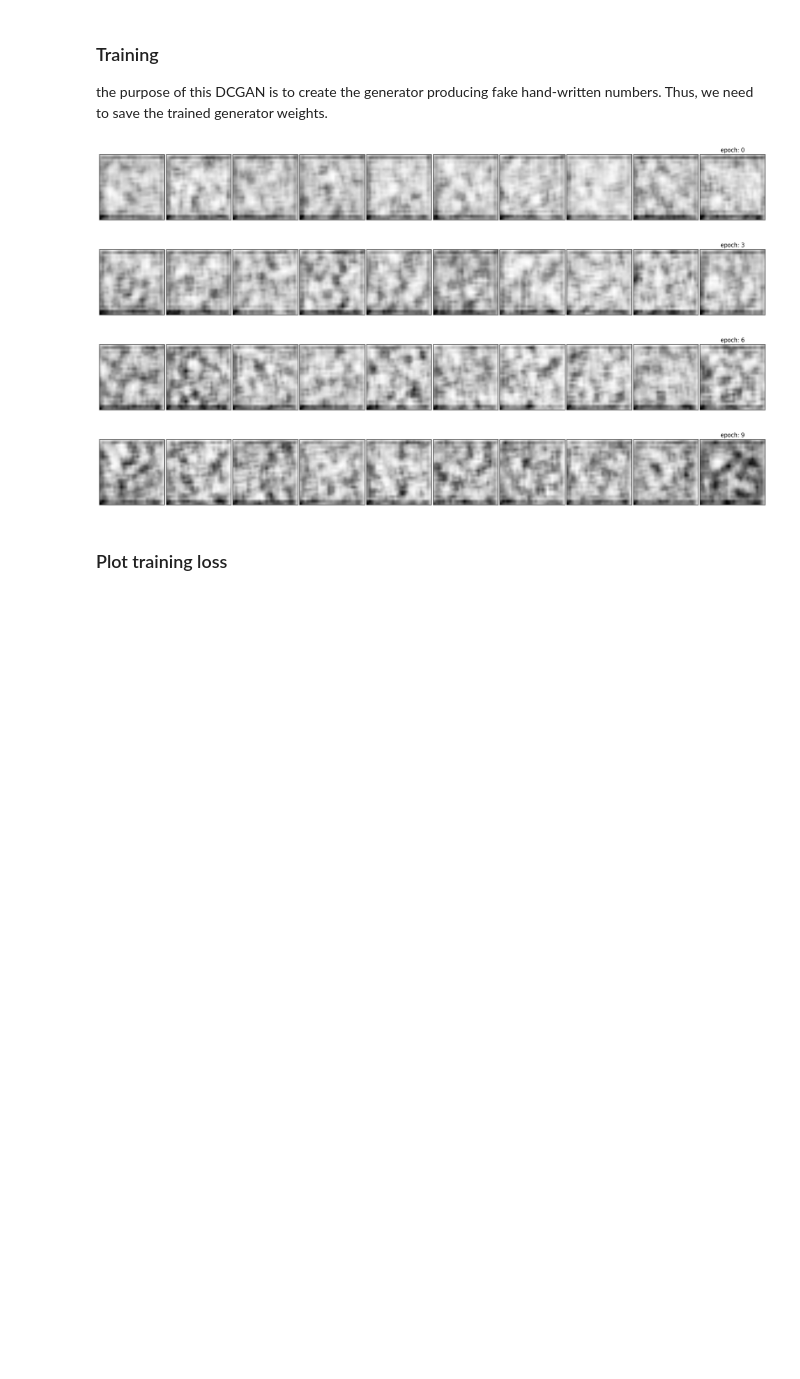
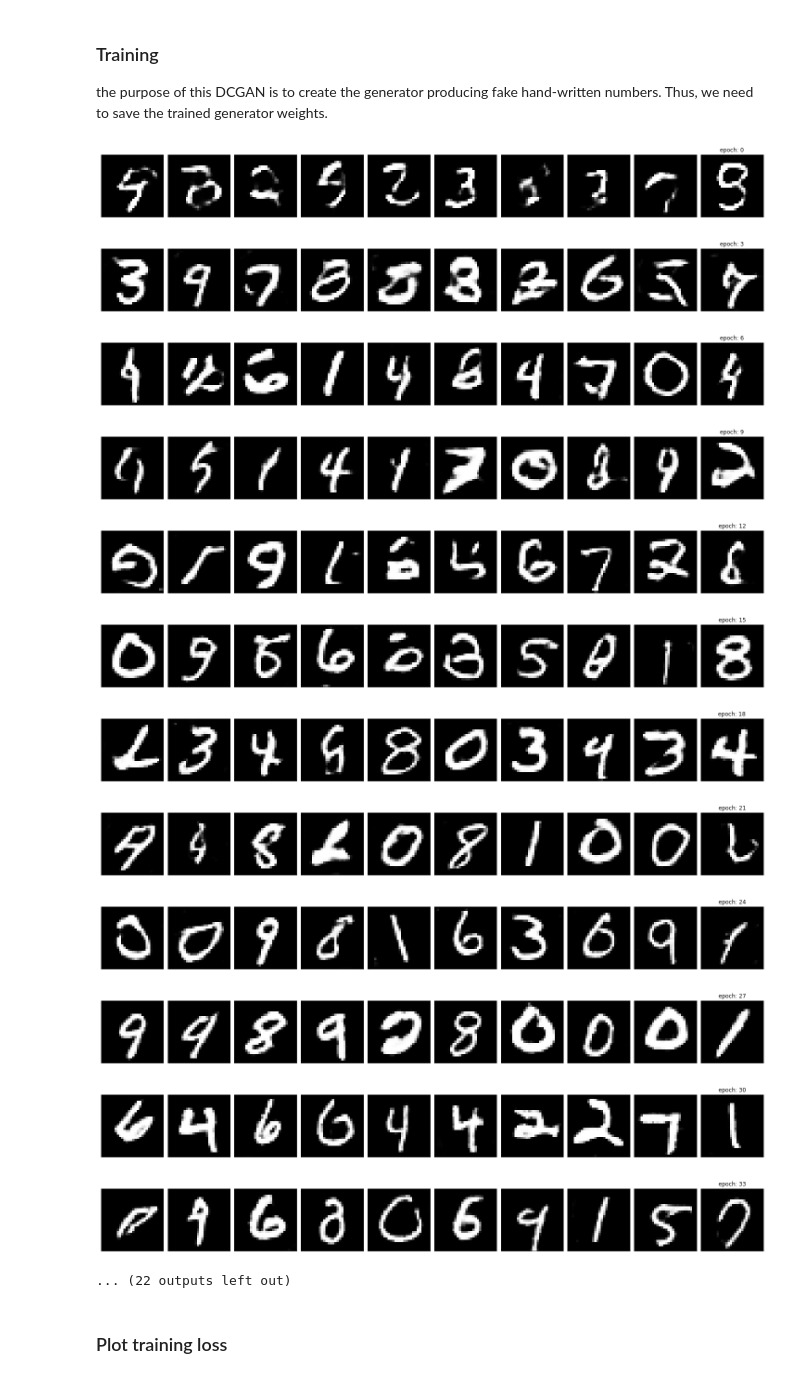
Before and after one commit to afcarl/deep-learning-practice, a Jupyter notebook: gan/DCGAN.ipynb, the cells around one changed output. Saved outputs shown, nothing was run; the diff lists cells and outputs as text; code cells hidden in the pictures; blank space fills up the shorter version.

```diff
--- a/gan/DCGAN.ipynb
+++ b/gan/DCGAN.ipynb
@@ -219,7 +219,7 @@ losses = []
 with tf.Session() as sess:
     sess.run(tf.global_variables_initializer())
     for e in range(epochs):
-        for i in range(batch_size):
+        for i in range(500):
             # get imgs, reshape and rescale to pass to discriminator
             batch = mnist.train.next_batch(batch_size)
             real_imgs = batch[0].reshape(-1, 28, 28, 1)
@@ -230,37 +230,46 @@ with tf.Session() as sess:
 
             # update discriminator and generator
             sess.run(g_opt, feed_dict={x:real_imgs, z:rand_noise, is_train:True})
             sess.run(d_opt, feed_dict={x:real_imgs, z:rand_noise, is_train:True})
 
         # save training losses
         train_loss_d = d_loss.eval({x:real_imgs, z:rand_noise, is_train:False})
         train_loss_g = g_loss.eval({z:rand_noise, is_train:False})
         losses.append((train_loss_d, train_loss_g))
 
         # print generated images
         if e%3 == 0:
             # generate fake images
             sample_z = np.random.uniform(-1, 1, size=(sample_size, z_size))
             g_logits, g_imgs = sess.run(generator(z, z_size, reuse=True, training=is_train),
                                         feed_dict={z: sample_z, is_train: False})
 
             # plot fake images
             fig, axes = plt.subplots(1, 10, figsize=(20, 2))
             for index, ax in enumerate(axes):
                 ax.imshow(g_imgs[index][:, :, 0], cmap='Greys_r')
                 ax.get_xaxis().set_visible(False)
                 ax.get_yaxis().set_visible(False)
             fig.tight_layout(pad=0.2)
             plt.title("epoch: {0}".format(e))
             plt.show()
 
     # save the trained generator weights
     saver.save(sess, './checkpoints/generator.ckpt')
 # %% [output]
-[figure, old version]
+[figure, new version]
-[figure, old version]
+[figure, new version]
-[figure, old version]
+[figure, new version]
-[figure, old version]
+[figure, new version]
+[figure, added]
+[figure, added]
+[figure, added]
+[figure, added]
+[figure, added]
+[figure, added]
+[figure, added]
+[figure, added]
+... (22 outputs left out)
 # %% [markdown]
 ### Plot training loss
 # %%
```
Also changed, not shown: parts of 13 cells of this notebook.
